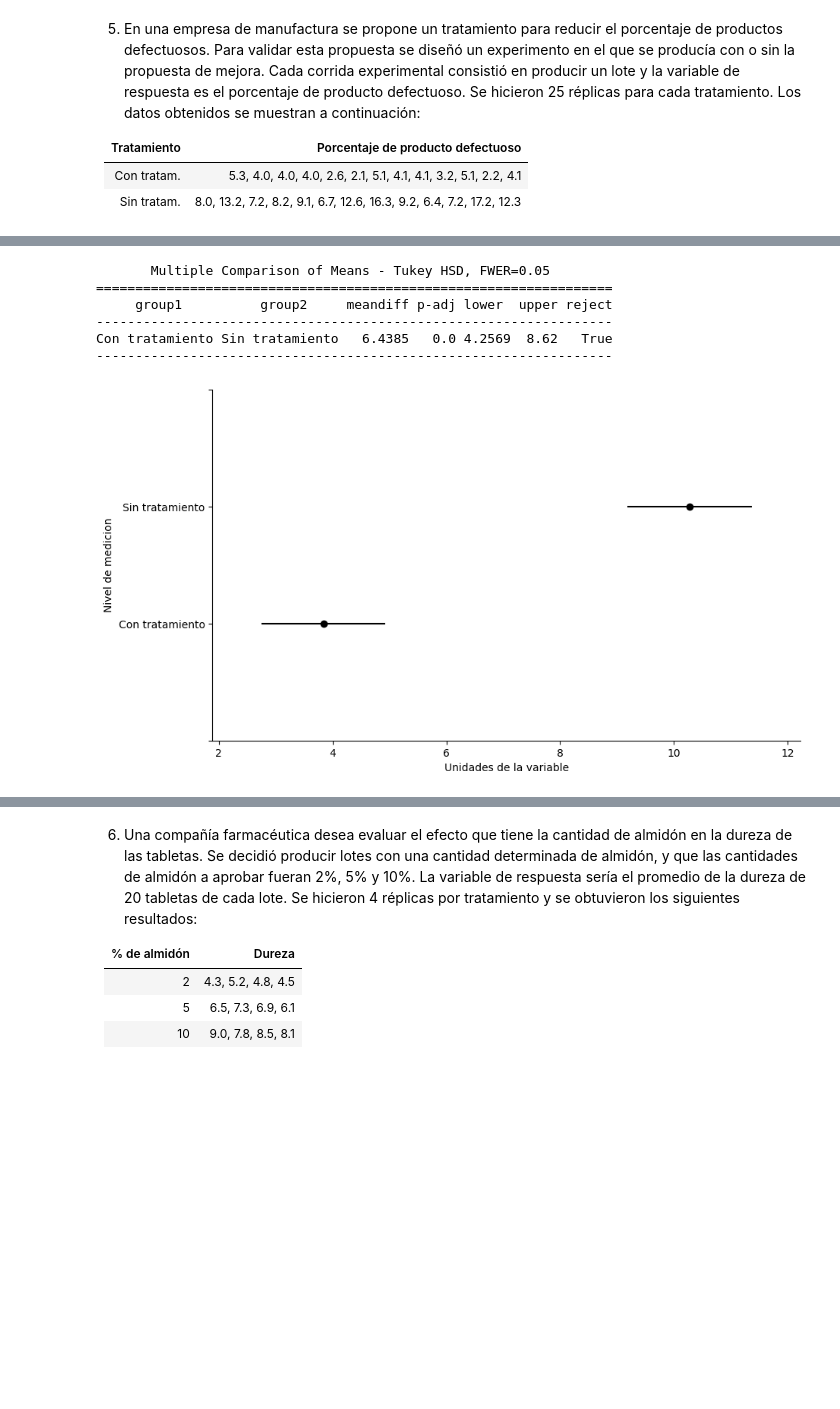
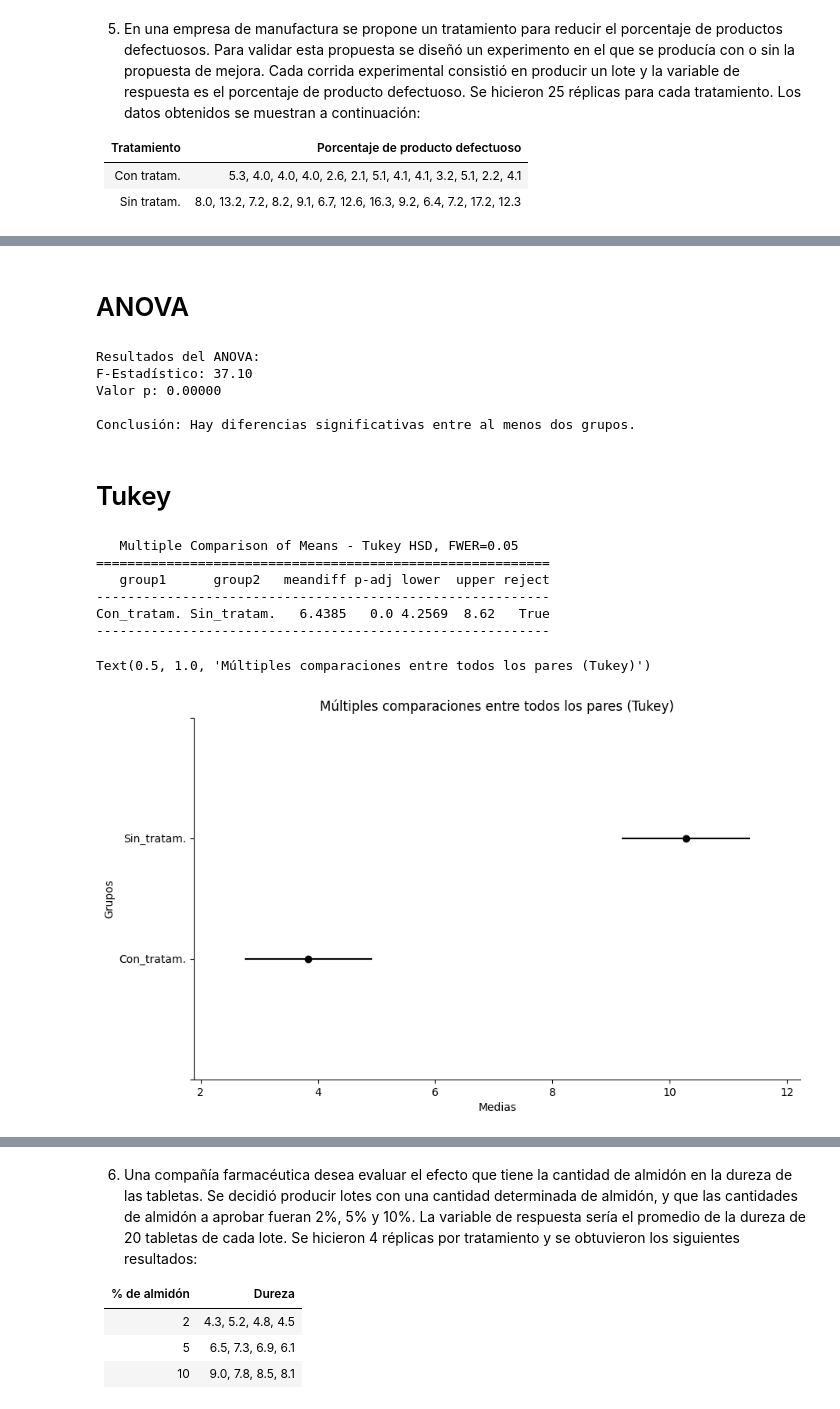
Before and after one commit to Bell2307/Estadistica, a Jupyter notebook: ei_u4_02_23150299.ipynb, the cells around one changed output, grey strips where cells are left out. Cells and saved outputs as stored; diff of their text form; code cells hidden in the pictures; blank space fills up the shorter version.

```diff
--- a/ei_u4_02_23150299.ipynb
+++ b/ei_u4_02_23150299.ipynb
@@ -600,19 +983,59 @@ tabla_anova
+# %% [markdown]
+# ANOVA
+# %%
+import scipy.stats as stats
+
+nivel_de_significancia = 0.05
+
+# Realizar ANOVA
+anova_result = stats.f_oneway(
+    df[df['tratamiento'] == 'Con_tratam.']['porcentaje_de_producto_defectuoso'],
+    df[df['tratamiento'] == 'Sin_tratam.']['porcentaje_de_producto_defectuoso'],
+)
+
+# Interpretar los resultados
+print("Resultados del ANOVA:")
+print(f"F-Estadístico: {anova_result.statistic:.2f}")
+print(f"Valor p: {anova_result.pvalue:.5f}\n")
+
+if anova_result.pvalue < nivel_de_significancia:
+    print("Conclusión: Hay diferencias significativas entre al menos dos grupos.")
+else:
+    print("Conclusión: No hay diferencias significativas entre los grupos.")
+    # Everardo Estrada De Lira
+# %% [output]
+Resultados del ANOVA:
+F-Estadístico: 37.10
+Valor p: 0.00000
+
+Conclusión: Hay diferencias significativas entre al menos dos grupos.
+# %% [markdown]
+# Tukey
 # %%
 from statsmodels.stats.multicomp import pairwise_tukeyhsd
 import matplotlib.pyplot as plt
+
 nivel_de_significancia = 0.05
-tukey = pairwise_tukeyhsd(endog = df['PorcentajeDefectuoso'], groups = df['Tratamiento'], alpha = nivel_de_significancia)
-tukey.plot_simultaneous(ylabel = 'Nivel de medicion', xlabel = 'Unidades de la variable')
-plt.gca().spines['right'].set_visible(False)
-plt.gca().spines['top'].set_visible(False)
-plt.title('')
+
+# Prueba de Tukey
+tukey = pairwise_tukeyhsd(endog=df['porcentaje_de_producto_defectuoso'], groups=df['tratamiento'], alpha=nivel_de_significancia)
+
+# Mostrar los resultados
 print(tukey)
+
+# Gráfico de las diferencias entre grupos
+tukey.plot_simultaneous(ylabel="Grupos", xlabel="Medias")
+
+plt.gca().spines['right'].set_visible(False) # derecha
+plt.gca().spines['top'].set_visible(False)   # superior
+plt.title("Múltiples comparaciones entre todos los pares (Tukey)")
 # Everardo Estrada De Lira
 # %% [output]
-       Multiple Comparison of Means - Tukey HSD, FWER=0.05
-==================================================================
-     group1          group2     meandiff p-adj lower  upper reject
-------------------------------------------------------------------
-Con tratamiento Sin tratamiento   6.4385   0.0 4.2569  8.62   True
-------------------------------------------------------------------
+   Multiple Comparison of Means - Tukey HSD, FWER=0.05
+==========================================================
+   group1      group2   meandiff p-adj lower  upper reject
+----------------------------------------------------------
+Con_tratam. Sin_tratam.   6.4385   0.0 4.2569  8.62   True
+----------------------------------------------------------
+Text(0.5, 1.0, 'Múltiples comparaciones entre todos los pares (Tukey)')
-[figure, old version]
+[figure, new version]
```
Also changed, not shown: parts of 107 cells of this notebook.
